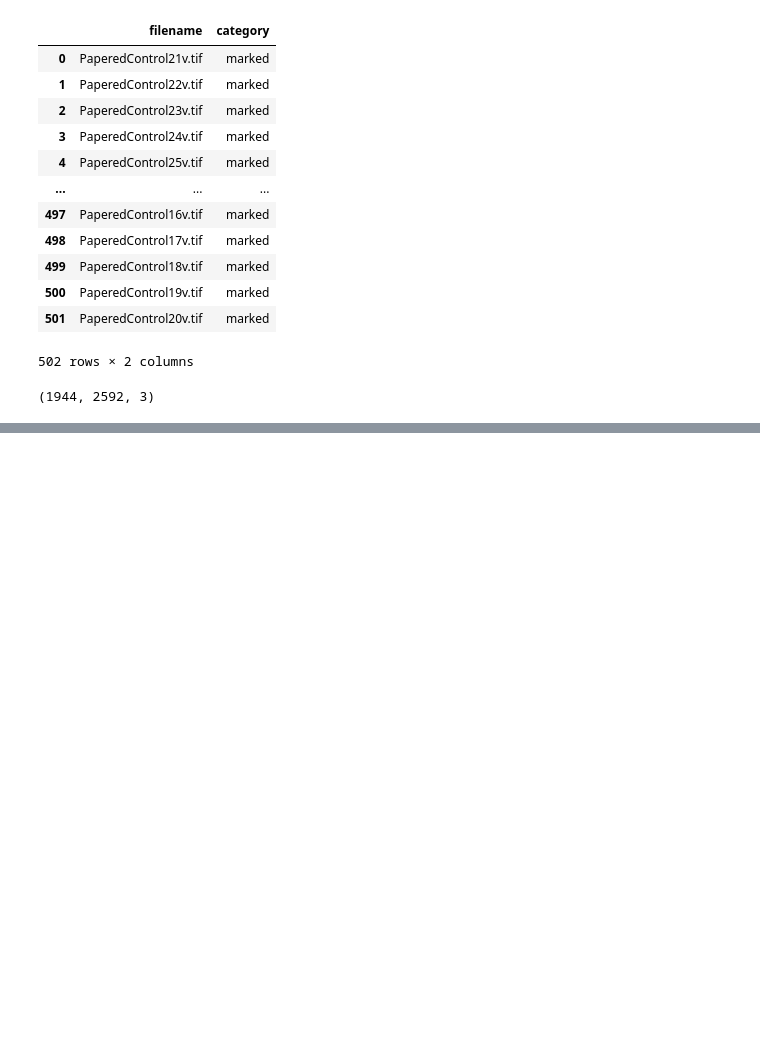
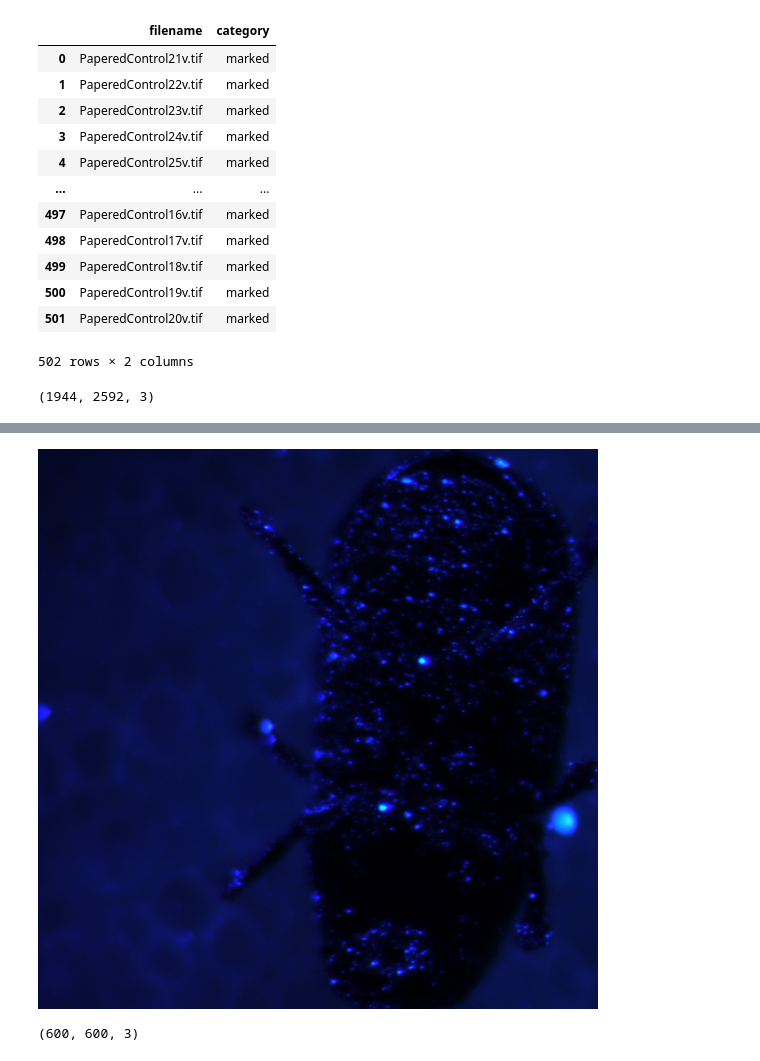
Before and after one commit to mishty-ray/marked-beetle-analysis-1, a Jupyter notebook: NRCan2_Ventral.ipynb, the cells around one changed output, grey strips where cells are left out. Drawn from its saved outputs; the diff is of its cells as text; code cells hidden in the pictures; blank space fills up the shorter version.

```diff
--- a/NRCan2_Ventral.ipynb
+++ b/NRCan2_Ventral.ipynb
@@ -70,0 +89,20 @@ image.shape
+# %%
+def crop(img):
+
+  blurred = cv2.blur(img, (3,3))
+  canny = cv2.Canny(blurred, 50, 200)
+
+## find the non-zero min-max coords of canny
+  pts = np.argwhere(canny>0)
+  y1,x1 = pts.min(axis=0)
+  y2,x2 = pts.max(axis=0)
+
+## crop the region
+  cropped = img[y1:y2, x1:x2]
+  resized=cv2.resize(cropped, (600,600))
+  #cv2.imwrite("cropped.png", cropped)
+  return resized
+
+  #tagged = cv2.rectangle(img.copy(), (x1,y1), (x2,y2), (0,255,0), 3, cv2.LINE_AA)
+  #cv2.imshow("tagged", tagged)
+  #cv2.waitKey()
@@ -71,3 +115,9 @@ image.shape
+# %%
+cv2_imshow(crop(image))
+crop(image).shape
+# %% [output]
+[figure, added]
+(600, 600, 3)
 # %%
 def visualize_batch(image_ids, labels):
     plt.figure(figsize=(16, 12))
```
Also changed, not shown: parts of 18 cells of this notebook.
